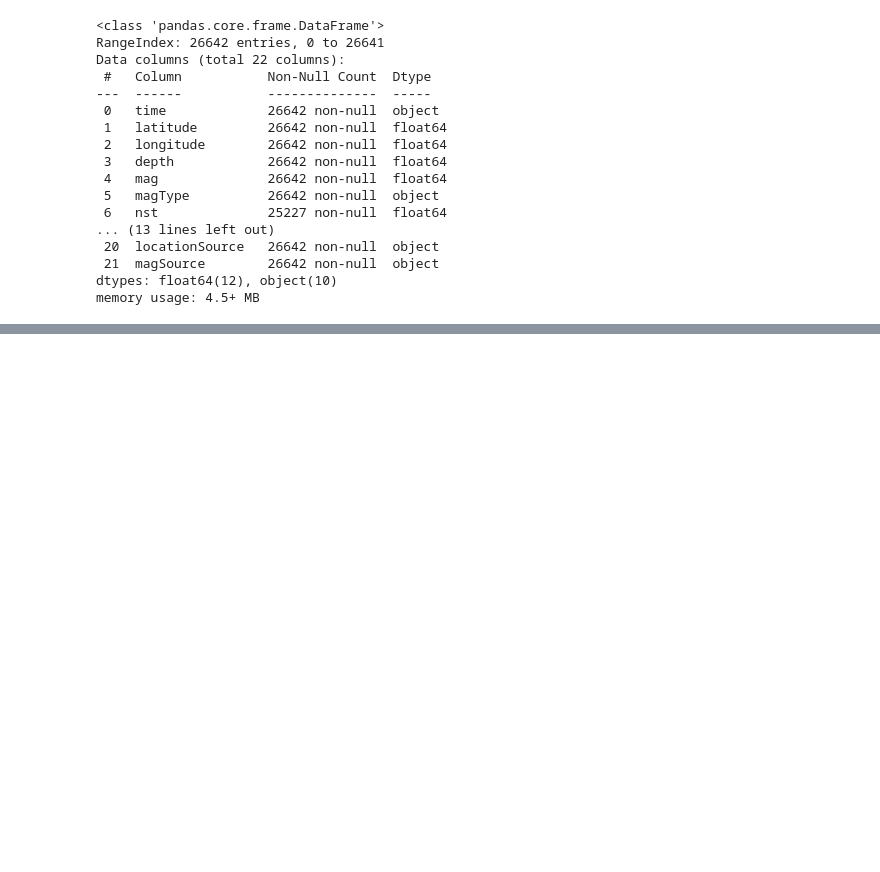
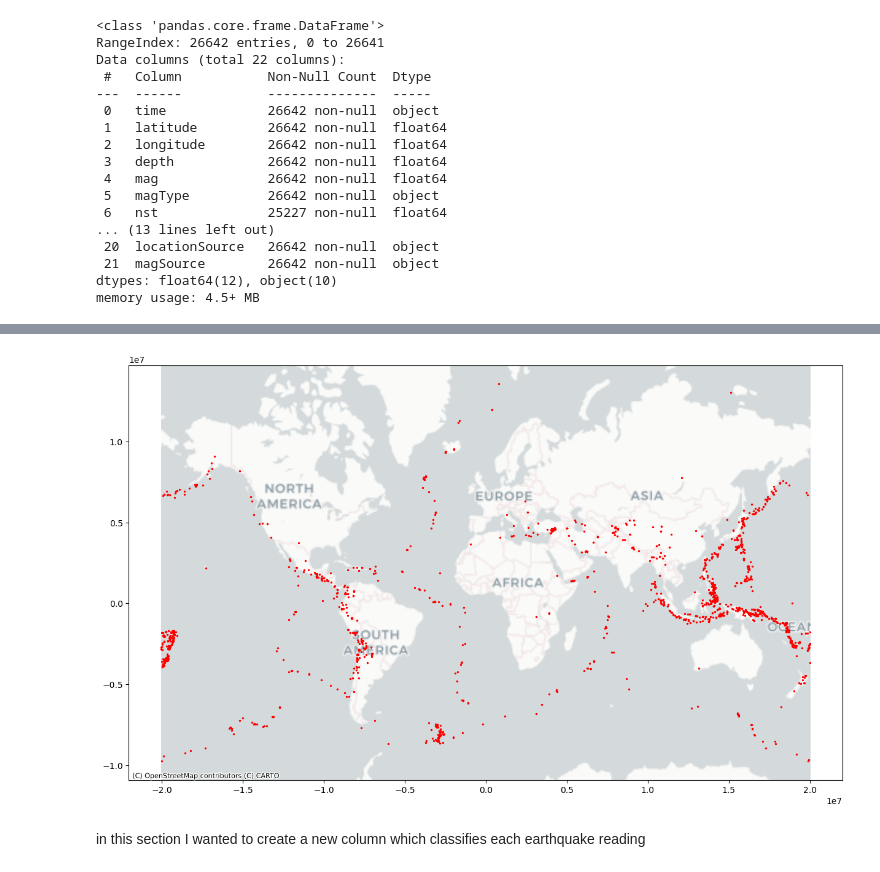
Before and after one commit to chirambo-george/earthquakes, a Jupyter notebook: earthquakes_2023.ipynb, the cells around one changed output, grey strips where cells are left out. Saved outputs shown, nothing was run; the diff lists cells and outputs as text; code cells hidden in the pictures; blank space fills up the shorter version.

```diff
--- a/earthquakes_2023.ipynb
+++ b/earthquakes_2023.ipynb
@@ -69,0 +91,10 @@ gdf.to_file("earthquakes_processed.geojson", driver="GeoJSON")
+# %%
+# PLOTTING EARTHQUAKES WITH MAGNITUDE OVER 6.0
+magnitude = gdf['mag'] >=6
+fig, ax = plt.subplots(figsize = (15,10))
+gdf[gdf['mag'] >=5].to_crs(epsg=3857).plot(ax = ax, markersize = 2, color = 'red')
+ctx.add_basemap(ax, source=ctx.providers.CartoDB.Positron)
+# %% [output]
+[figure, added]
+# %% [markdown]
+in this section I wanted to create a new column which classifies each earthquake reading
```
Also changed, not shown: parts of 9 cells of this notebook, 8 other files.
